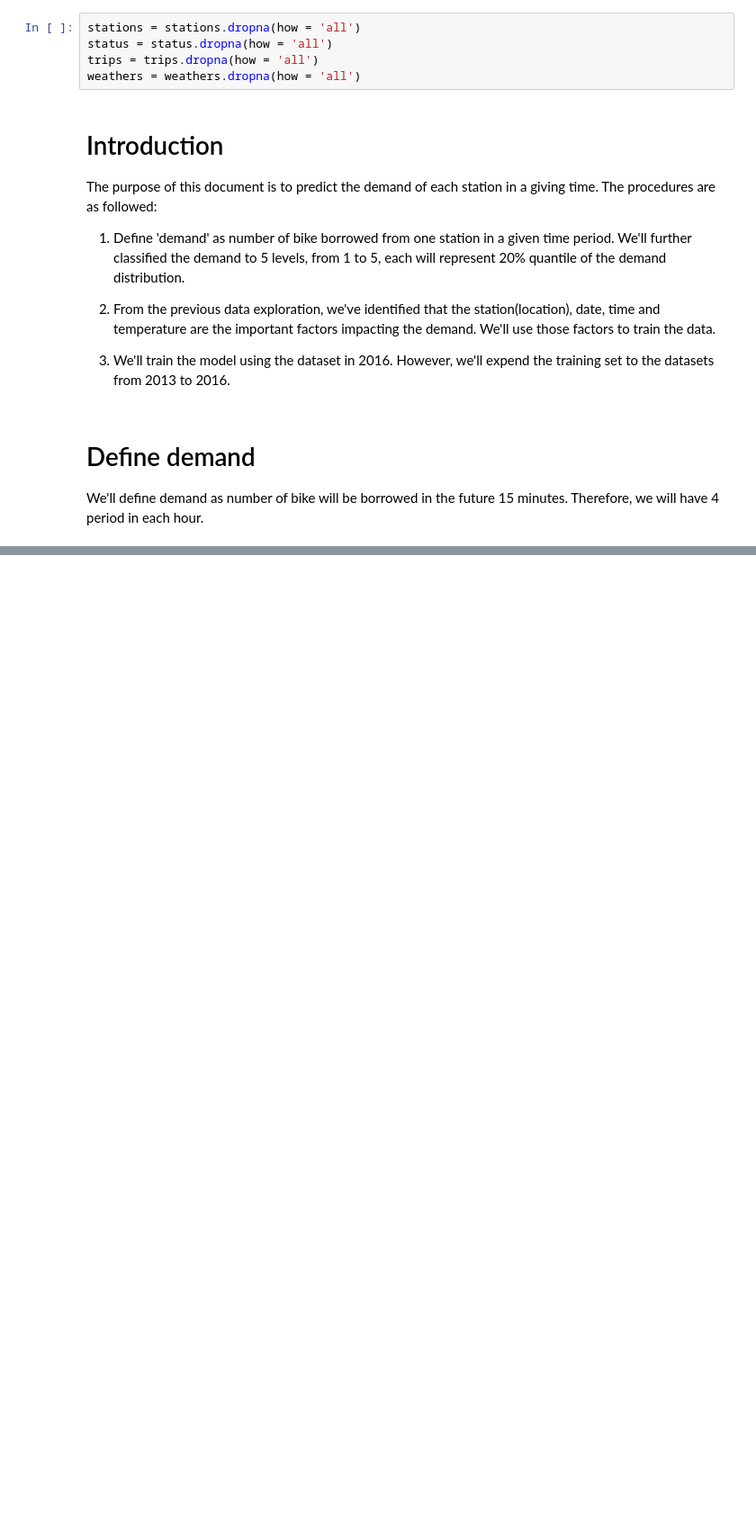
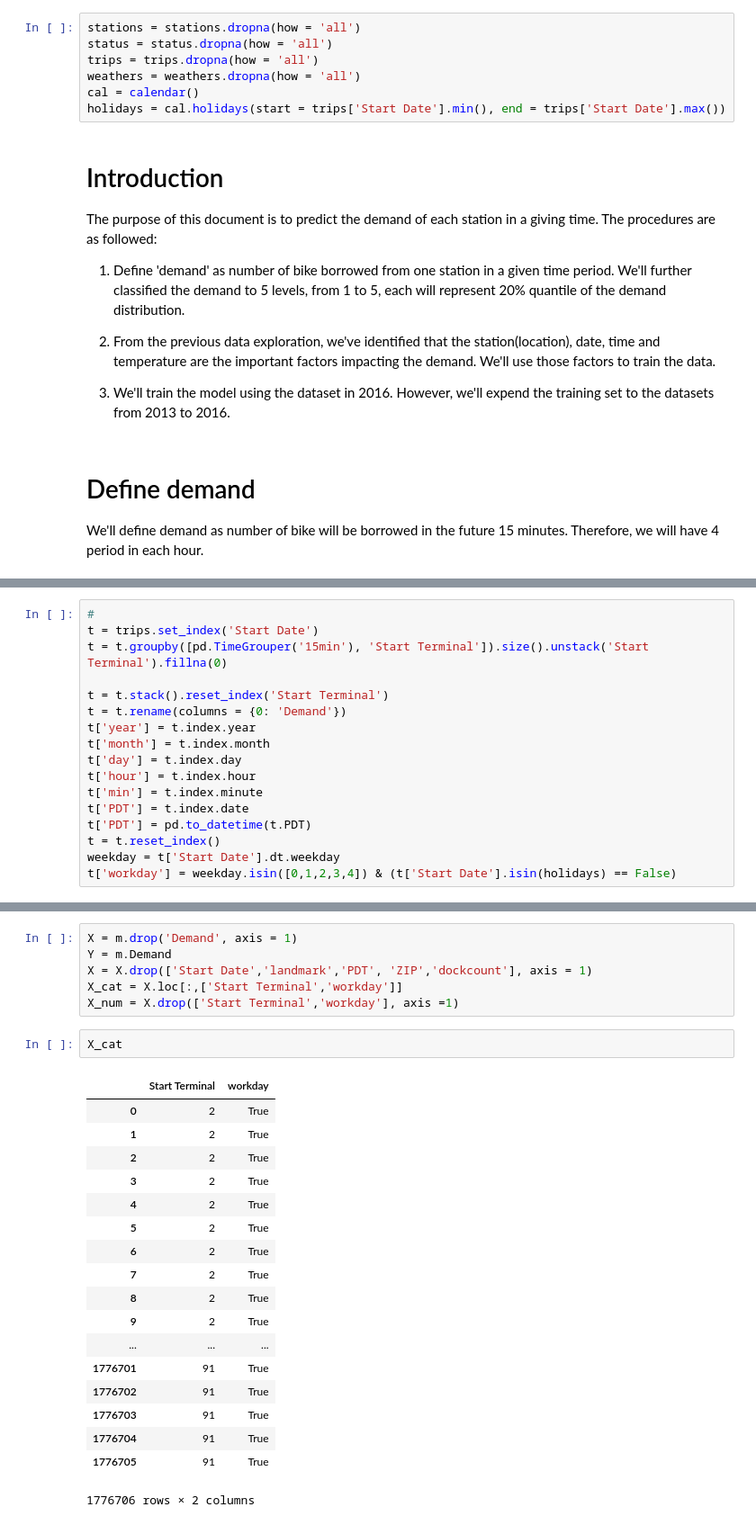
Before and after one commit to sun-binrwei/dsprojects, a Jupyter notebook: Capstone Project 1/Fit_1.ipynb, the cells around one changed output, grey strips where cells are left out. Shown at 90% size. Saved outputs shown, nothing was run; the diff lists cells and outputs as text; blank space fills up the shorter version.

```diff
--- a/Capstone Project 1/Fit_1.ipynb
+++ b/Capstone Project 1/Fit_1.ipynb
@@ -21,6 +25,8 @@ stations = stations.dropna(how = 'all')
 status = status.dropna(how = 'all')
 trips = trips.dropna(how = 'all')
 weathers = weathers.dropna(how = 'all')
+cal = calendar()
+holidays = cal.holidays(start = trips['Start Date'].min(), end = trips['Start Date'].max())
 # %% [markdown]
 # Introduction
 
@@ -283,0 +43,17 @@ len(factors)
+# %%
+#
+t = trips.set_index('Start Date')
+t = t.groupby([pd.TimeGrouper('15min'), 'Start Terminal']).size().unstack('Start Terminal').fillna(0)
+
+t = t.stack().reset_index('Start Terminal')
+t = t.rename(columns = {0: 'Demand'})
+t['year'] = t.index.year
+t['month'] = t.index.month
+t['day'] = t.index.day
+t['hour'] = t.index.hour
+t['min'] = t.index.minute
+t['PDT'] = t.index.date
+t['PDT'] = pd.to_datetime(t.PDT)
+t = t.reset_index()
+weekday = t['Start Date'].dt.weekday
+t['workday'] = weekday.isin([0,1,2,3,4]) & (t['Start Date'].isin(holidays) == False)
@@ -283,0 +76,27 @@ len(factors)
+# %%
+X = m.drop('Demand', axis = 1)
+Y = m.Demand
+X = X.drop(['Start Date','landmark','PDT', 'ZIP','dockcount'], axis = 1)
+X_cat = X.loc[:,['Start Terminal','workday']]
+X_num = X.drop(['Start Terminal','workday'], axis =1)
+# %%
+X_cat
+# %% [output]
+|  | Start Terminal | workday |
+| 0 | 2 | True |
+| 1 | 2 | True |
+| 2 | 2 | True |
+| 3 | 2 | True |
+| 4 | 2 | True |
+| 5 | 2 | True |
+| 6 | 2 | True |
+| 7 | 2 | True |
+| 8 | 2 | True |
+| 9 | 2 | True |
+| ... | ... | ... |
+| 1776701 | 91 | True |
+| 1776702 | 91 | True |
+| 1776703 | 91 | True |
+| 1776704 | 91 | True |
+| 1776705 | 91 | True |
+1776706 rows × 2 columns
```
Also changed, not shown: parts of 42 cells of this notebook, 20 other files.
